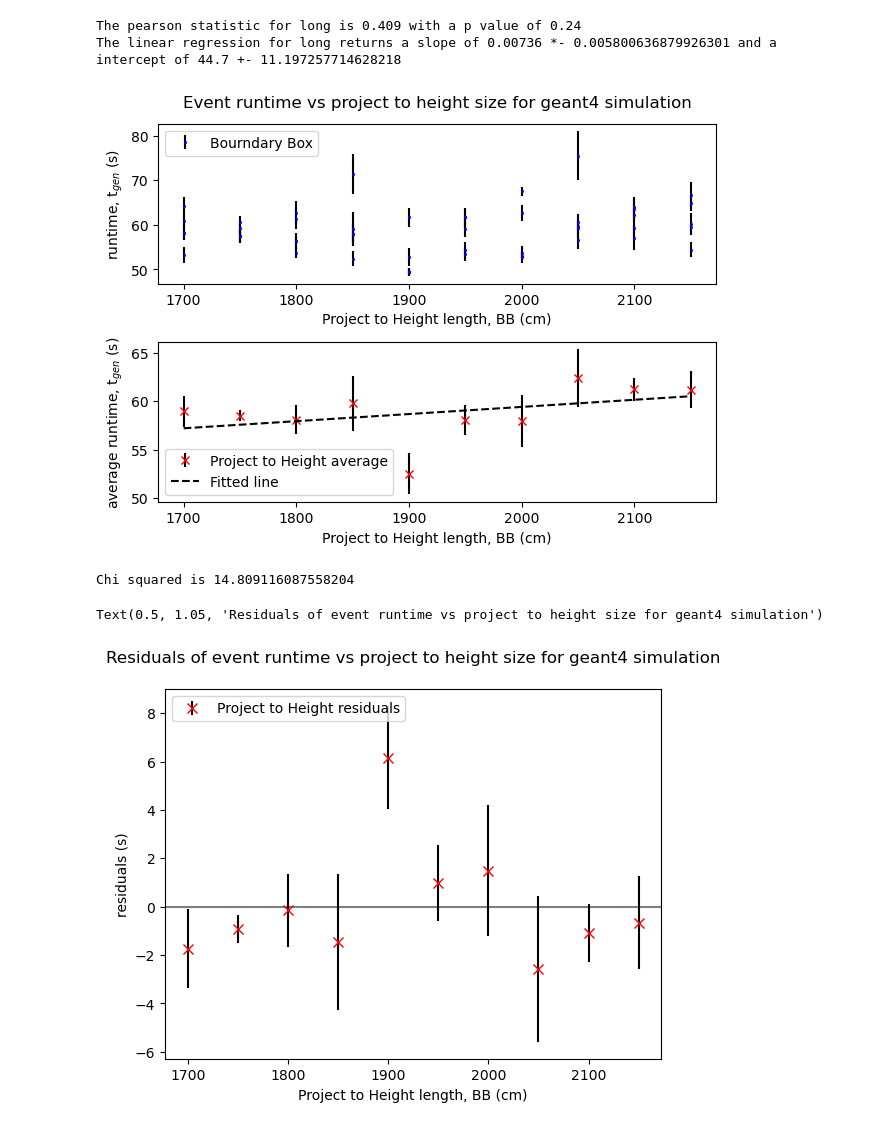
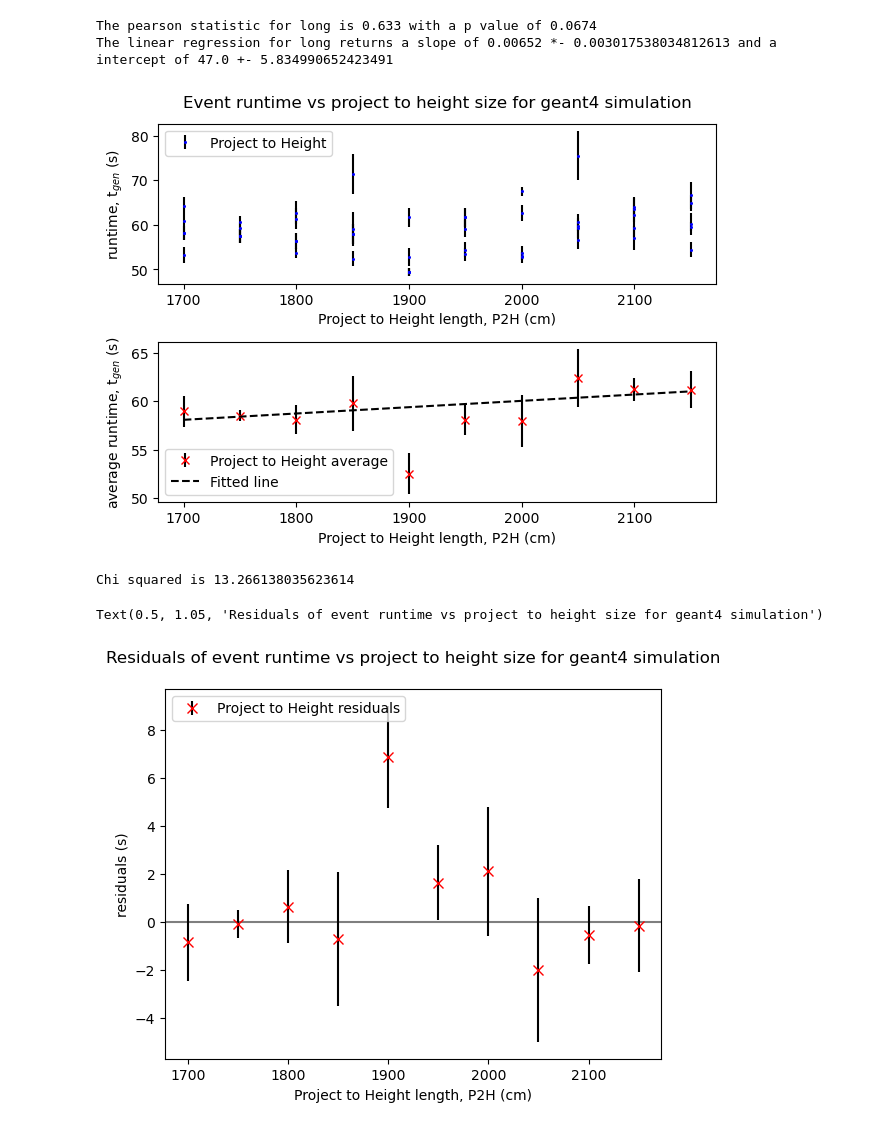
Before and after one commit to PINKTAIGAH/SHP, a Jupyter notebook: uproot_test/plot_time_P2H.ipynb, the cells around one changed output. Drawn from its saved outputs; the diff is of its cells as text; code cells hidden in the pictures.

```diff
--- a/uproot_test/plot_time_P2H.ipynb
+++ b/uproot_test/plot_time_P2H.ipynb
@@ -66,48 +66,47 @@ The pearson statistic for long is -0.603 with a p value of 0.065
 # %%
 g4_long= np.loadtxt('../Data/P2H_g4_long_raw_data.txt')
 g4_short= np.loadtxt('../Data/BB_g4_short_raw_data.txt')
-
 g4_timeav_long, g4_x_long,g4_errtime_long= (g4_long[0].reshape(10,5), g4_long[1].reshape(10,5), g4_long[2].reshape(10,5))
 g4_timeav_short, g4_x_short,g4_errtime_short= (g4_short[0].reshape(14,10), g4_short[1].reshape(14,10), g4_short[2].reshape(14,10))
-
-reg= stats.linregress(np.average(g4_x_long, axis= 1).flatten(), np.average(g4_timeav_long, axis=1).flatten())
+mask= [True,True,True,True,False,True,True,True,True,True]
+reg= stats.linregress(np.average(g4_x_long, axis= 1).flatten()[mask], np.average(g4_timeav_long, axis=1).flatten()[mask])
 print(f'The pearson statistic for long is {reg.rvalue:.3} with a p value of {reg.pvalue:.3}')
 print(f'The linear regression for long returns a slope of {reg.slope:.3} *- {reg.stderr} and a intercept of {reg.intercept:.3} +- {reg.intercept_stderr}')
 fig, (ax1,ax2)=plt.subplots(2,1)
 ax1.errorbar(g4_x_long.flatten(), g4_timeav_long.flatten(), yerr=g4_errtime_long.flatten(), fmt='bx', ecolor='k', markersize= 1.5, label='Project to Height')
 # ax1.set_ylim((1.5,2.3))
 ax1.legend(loc='upper left')
-ax1.set_xlabel('Project to Height length, BB (cm)')
+ax1.set_xlabel('Project to Height length, P2H (cm)')
 ax1.set_ylabel(r'runtime, t$_{gen}$ (s)')
 
 ax2.errorbar(np.average(g4_x_long, axis= 1).flatten(), np.average(g4_timeav_long, axis=1),yerr= np.std(g4_timeav_long, axis=1)/np.sqrt(g4_timeav_long.shape[1]),fmt= 'rx', ecolor='k', markersize= 6, label= 'Project to Height average')
-ax2.set_xlabel('Project to Height length, BB (cm)')
+ax2.set_xlabel('Project to Height length, P2H (cm)')
 ax2.set_ylabel(r'average runtime, t$_{gen}$ (s)')
 ax2.errorbar(np.arange(g4_x_long[0][0], g4_x_long[-1][0]), linear(np.arange(g4_x_long[0][0], g4_x_long[-1][0]), reg.slope, reg.intercept),fmt='k--', label= 'Fitted line')
 ax2.legend(loc='lower left')
 ax1.set_title('Event runtime vs project to height size for geant4 simulation', y=1.05)
 fig.tight_layout()
 # %% [output]
-The pearson statistic for long is 0.409 with a p value of 0.24
-The linear regression for long returns a slope of 0.00736 *- 0.005800636879926301 and a intercept of 44.7 +- 11.197257714628218
+The pearson statistic for long is 0.633 with a p value of 0.0674
+The linear regression for long returns a slope of 0.00652 *- 0.003017538034812613 and a intercept of 47.0 +- 5.834990652423491
-[figure, old version]
+[figure, new version]
 # %%
 x= g4_x_long[:,1]
 residual= linear(x, reg.slope, reg.intercept)- np.average(g4_timeav_long, axis=1)
 residual_err= np.std(g4_timeav_long, axis=1)/np.sqrt(g4_timeav_long.shape[1])
 chi_2= (residual[:]**2/residual_err[:]**2).sum()
 print(f'Chi squared is {chi_2}')
 
 plt.errorbar(x, residual, yerr=residual_err, fmt= 'rx', ecolor='k', markersize= 7, label= 'Project to Height residuals')
 plt.legend(loc='upper left')
-plt.xlabel('Project to Height length, BB (cm)')
+plt.xlabel('Project to Height length, P2H (cm)')
 plt.ylabel(r'residuals (s)')
 plt.axhline(c='k', alpha=0.5)
 plt.title('Residuals of event runtime vs project to height size for geant4 simulation', y=1.05)
 # %% [output]
-Chi squared is 14.809116087558204
+Chi squared is 13.266138035623614
 Text(0.5, 1.05, 'Residuals of event runtime vs project to height size for geant4 simulation')
-[figure, old version]
+[figure, new version]
 # %%
 det_long= np.loadtxt('../Data/P2H_det_long_raw_data.txt')
 det_short= np.loadtxt('../Data/BB_det_short_raw_data.txt')
```
Also changed, not shown: parts of 9 cells of this notebook, 3 other files.
